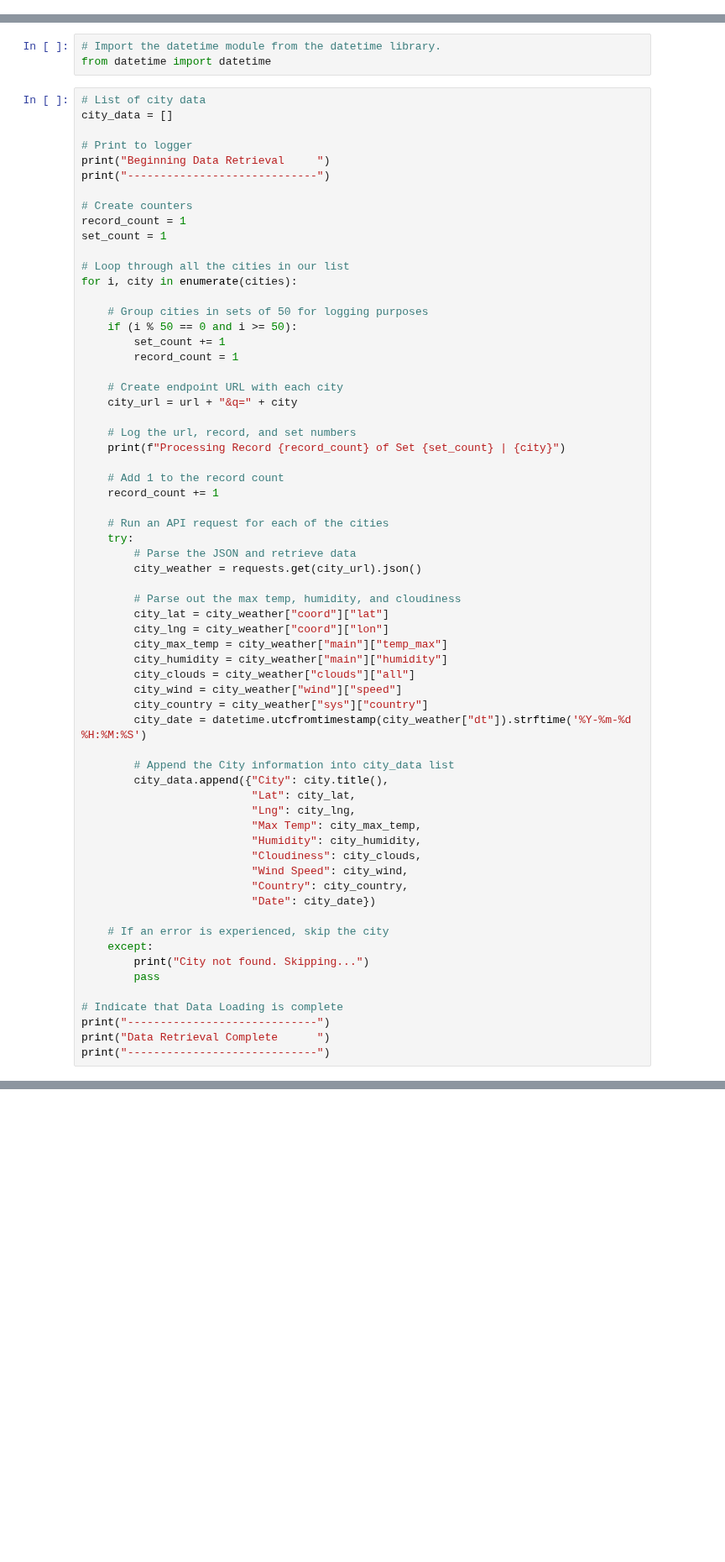
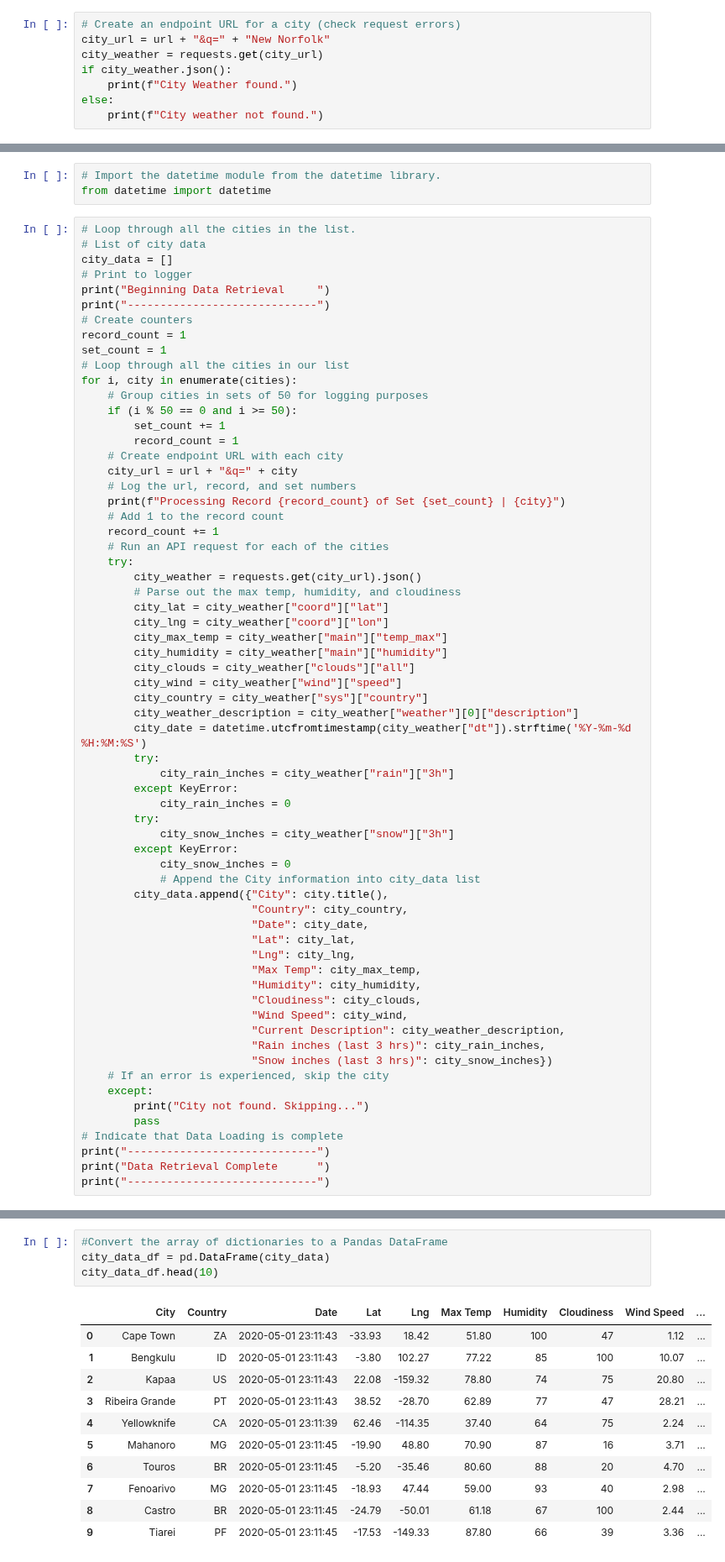
Before and after one commit to mjncardenas/World_Weather_Analysis, a Jupyter notebook: Weather_Database.ipynb, the cells around one changed output, grey strips where cells are left out. Shown at 84% size. Cells and saved outputs as stored; diff of their text form; blank space fills up the shorter version.

```diff
--- a/Weather_Database.ipynb
+++ b/Weather_Database.ipynb
@@ -42,0 +107,8 @@ url = "http://api.openweathermap.org/data/2.5/weather?units=Imperial&APPID=" + w
+# %%
+# Create an endpoint URL for a city (check request errors)
+city_url = url + "&q=" + "New Norfolk"
+city_weather = requests.get(city_url)
+if city_weather.json():
+    print(f"City Weather found.")
+else:
+    print(f"City weather not found.")
@@ -44,39 +118,30 @@ url = "http://api.openweathermap.org/data/2.5/weather?units=Imperial&APPID=" + w
 # Import the datetime module from the datetime library.
 from datetime import datetime
 # %%
+# Loop through all the cities in the list.
 # List of city data
 city_data = []
-
 # Print to logger
 print("Beginning Data Retrieval     ")
 print("-----------------------------")
-
 # Create counters
 record_count = 1
 set_count = 1
-
 # Loop through all the cities in our list
 for i, city in enumerate(cities):
-
     # Group cities in sets of 50 for logging purposes
     if (i % 50 == 0 and i >= 50):
         set_count += 1
         record_count = 1
-
     # Create endpoint URL with each city
     city_url = url + "&q=" + city
-
     # Log the url, record, and set numbers
     print(f"Processing Record {record_count} of Set {set_count} | {city}")
-
     # Add 1 to the record count
     record_count += 1
-
     # Run an API request for each of the cities
     try:
-        # Parse the JSON and retrieve data
         city_weather = requests.get(city_url).json()
-
         # Parse out the max temp, humidity, and cloudiness
         city_lat = city_weather["coord"]["lat"]
         city_lng = city_weather["coord"]["lon"]
@@ -85,24 +150,33 @@ for i, city in enumerate(cities):
         city_clouds = city_weather["clouds"]["all"]
         city_wind = city_weather["wind"]["speed"]
         city_country = city_weather["sys"]["country"]
+        city_weather_description = city_weather["weather"][0]["description"]
         city_date = datetime.utcfromtimestamp(city_weather["dt"]).strftime('%Y-%m-%d %H:%M:%S')
-
-        # Append the City information into city_data list
+        try:
+            city_rain_inches = city_weather["rain"]["3h"]
+        except KeyError:
+            city_rain_inches = 0
+        try:
+            city_snow_inches = city_weather["snow"]["3h"]
+        except KeyError:
+            city_snow_inches = 0
+            # Append the City information into city_data list
         city_data.append({"City": city.title(),
+                          "Country": city_country,
+                          "Date": city_date,
                           "Lat": city_lat,
                           "Lng": city_lng,
                           "Max Temp": city_max_temp,
                           "Humidity": city_humidity,
                           "Cloudiness": city_clouds,
                           "Wind Speed": city_wind,
-                          "Country": city_country,
-                          "Date": city_date})
-
+                          "Current Description": city_weather_description,
+                          "Rain inches (last 3 hrs)": city_rain_inches,
+                          "Snow inches (last 3 hrs)": city_snow_inches})
     # If an error is experienced, skip the city
     except:
         print("City not found. Skipping...")
         pass
-
 # Indicate that Data Loading is complete
 print("-----------------------------")
 print("Data Retrieval Complete      ")
@@ -131,0 +206,16 @@ len(city_data)
+# %%
+#Convert the array of dictionaries to a Pandas DataFrame
+city_data_df = pd.DataFrame(city_data)
+city_data_df.head(10)
+# %% [output]
+|  | City | Country | Date | Lat | Lng | Max Temp | Humidity | Cloudiness | Wind Speed | ... |
+| 0 | Cape Town | ZA | 2020-05-01 23:11:43 | -33.93 | 18.42 | 51.80 | 100 | 47 | 1.12 | ... |
+| 1 | Bengkulu | ID | 2020-05-01 23:11:43 | -3.80 | 102.27 | 77.22 | 85 | 100 | 10.07 | ... |
+| 2 | Kapaa | US | 2020-05-01 23:11:43 | 22.08 | -159.32 | 78.80 | 74 | 75 | 20.80 | ... |
+| 3 | Ribeira Grande | PT | 2020-05-01 23:11:43 | 38.52 | -28.70 | 62.89 | 77 | 47 | 28.21 | ... |
+| 4 | Yellowknife | CA | 2020-05-01 23:11:39 | 62.46 | -114.35 | 37.40 | 64 | 75 | 2.24 | ... |
+| 5 | Mahanoro | MG | 2020-05-01 23:11:45 | -19.90 | 48.80 | 70.90 | 87 | 16 | 3.71 | ... |
+| 6 | Touros | BR | 2020-05-01 23:11:45 | -5.20 | -35.46 | 80.60 | 88 | 20 | 4.70 | ... |
+| 7 | Fenoarivo | MG | 2020-05-01 23:11:45 | -18.93 | 47.44 | 59.00 | 93 | 40 | 2.98 | ... |
+| 8 | Castro | BR | 2020-05-01 23:11:45 | -24.79 | -50.01 | 61.18 | 67 | 100 | 2.44 | ... |
+| 9 | Tiarei | PF | 2020-05-01 23:11:45 | -17.53 | -149.33 | 87.80 | 66 | 39 | 3.36 | ... |
```
Also changed, not shown: parts of 13 cells of this notebook, 8 other files.
